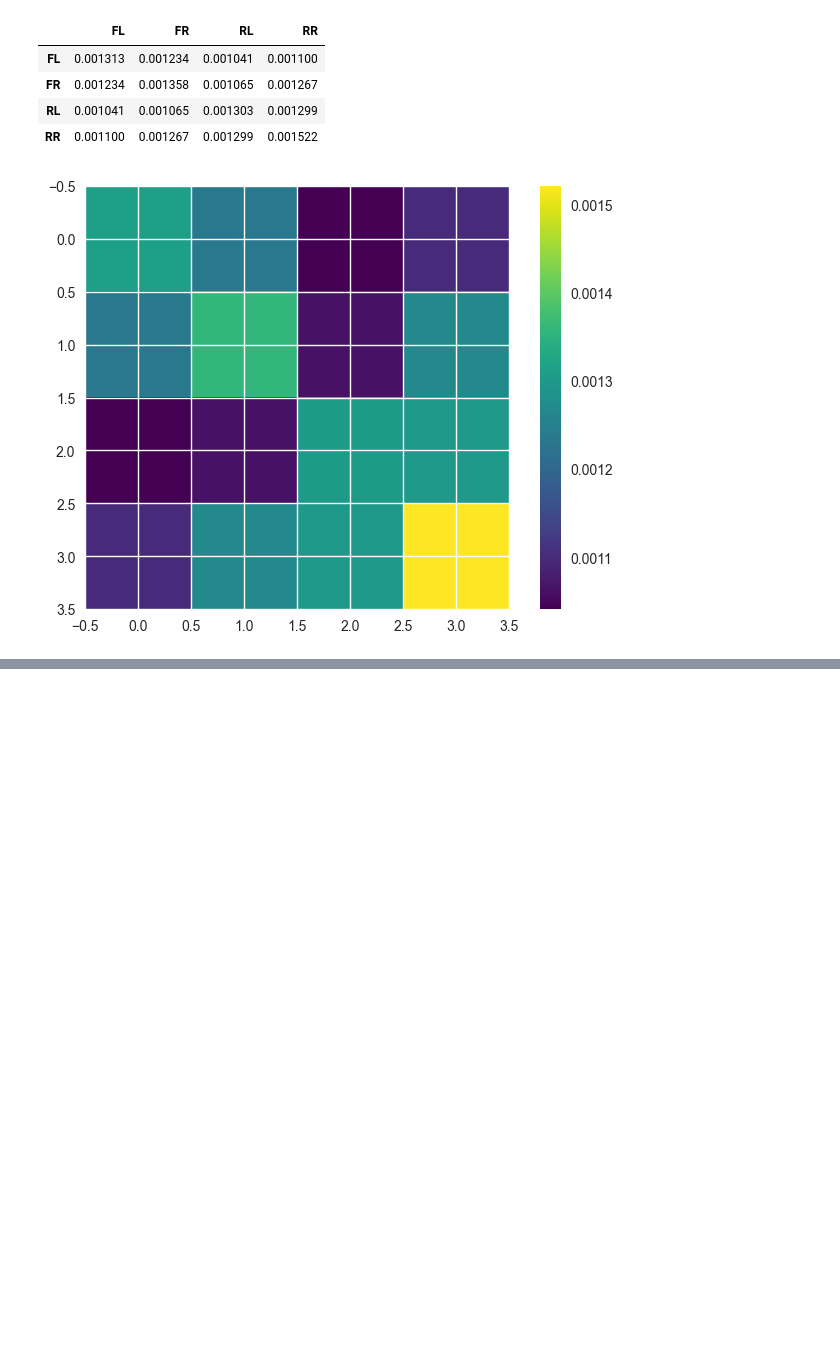
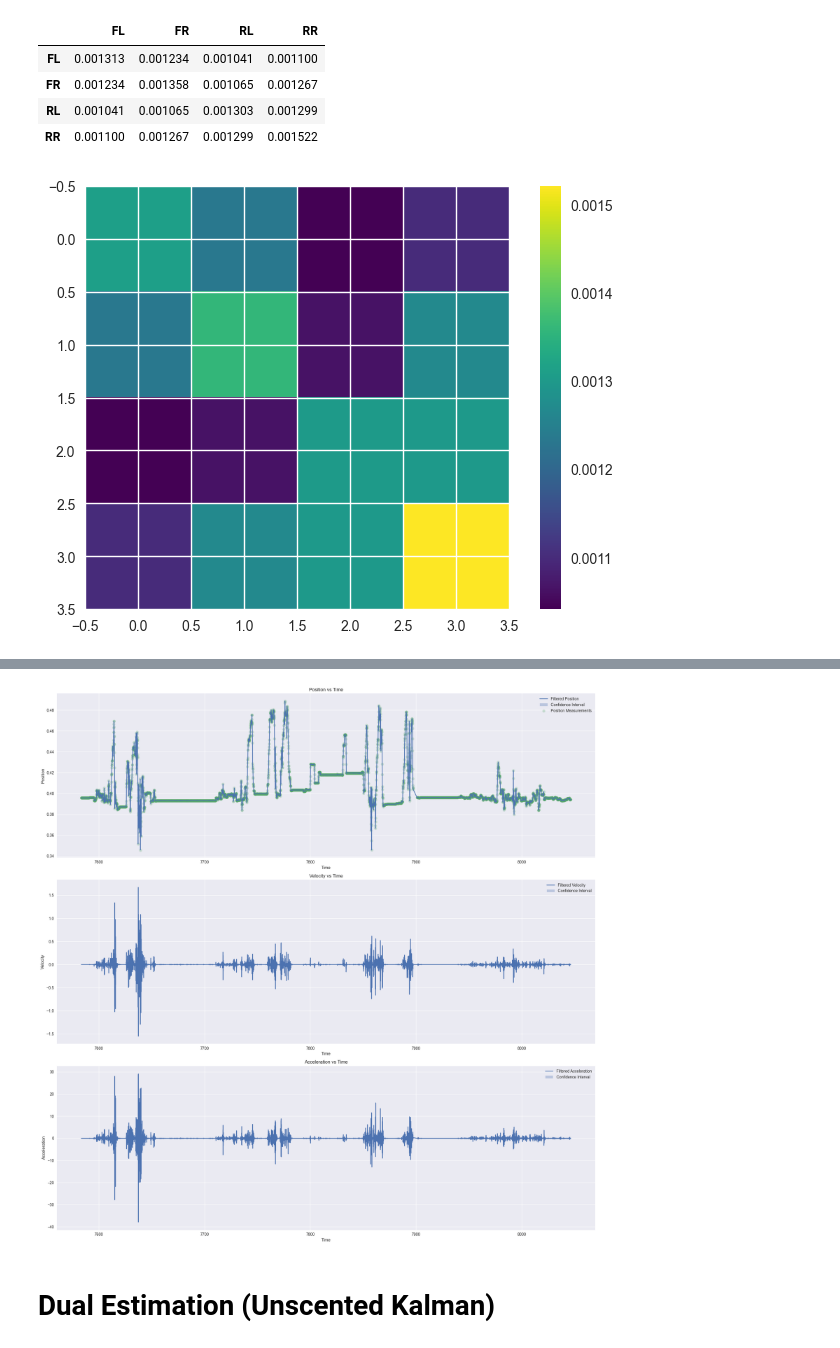
Before and after one commit to cwru-baja/candump_tooling, a Jupyter notebook: linpots.ipynb, the cells around one changed output, grey strips where cells are left out. Drawn from its saved outputs; the diff is of its cells as text; code cells hidden in the pictures; blank space fills up the shorter version.

```diff
--- a/linpots.ipynb
+++ b/linpots.ipynb
@@ -225,0 +266,54 @@ plt.show()
+# %%
+state_history = np.zeros((3, len(df)))
+cov_history = np.zeros((3, 3, len(df)))
+
+state = starting_state
+cov = np.diag([1e-7, 1e-2, 1e-2])
+
+for ind, row in df.iterrows():
+    if ind == 0:
+      continue
+
+    state, cov = state_predictor.predict(state, cov, row['ts_delta'])
+
+    state, cov = pos_corrector.correct(state, cov, row['FL'], state_predictor)
+
+    state_history[:, ind] = state
+    cov_history[:, :, ind] = cov
+# %%
+times = df['ts']
+
+# ind_range = np.r_[1:len(df)]
+ind_range = np.r_[84000:90000]
+
+# Plotting position, velocity, acceleration, state variance, and residual over time
+fig, axs = plt.subplots(3, 1, figsize=(20, 20))
+
+for ind, label in enumerate(["Position", "Velocity", "Acceleration"]):
+  # Plotting position vs time
+  axs[ind].plot(times[ind_range], state_history[ind, ind_range], label='Filtered {}'.format(label))
+  axs[ind].fill_between(times[ind_range], state_history[ind, ind_range] - np.sqrt(cov_history[ind, ind, ind_range]),
+            state_history[ind, ind_range] + np.sqrt(cov_history[ind, ind, ind_range]),
+            alpha=0.3, label='Confidence Interval')
+  if ind == 0:
+    axs[ind].scatter(times[ind_range], df['FL'].iloc[ind_range], label='Position Measurements', alpha=0.25)
+
+  axs[ind].set_xlabel('Time')
+  axs[ind].set_ylabel(label)
+  axs[ind].set_title('{} vs Time'.format(label))
+  axs[ind].legend()
+
+  # # Plotting state variance vs time
+  # axs[ind].plot(times[ind_range], cov_history[ind, ind, ind_range], label=f'{label} Variance')
+  # axs[ind].set_xlabel('Time')
+  # axs[ind].set_ylabel('Variance')
+  # axs[ind].set_title(f'{label} Variance vs Time')
+  # axs[ind].legend()
+
+
+plt.tight_layout()
+plt.show()
+# %% [output]
+[figure, added]
+# %% [markdown]
+# Dual Estimation (Unscented Kalman)
```
Also changed, not shown: parts of 5 cells of this notebook.
